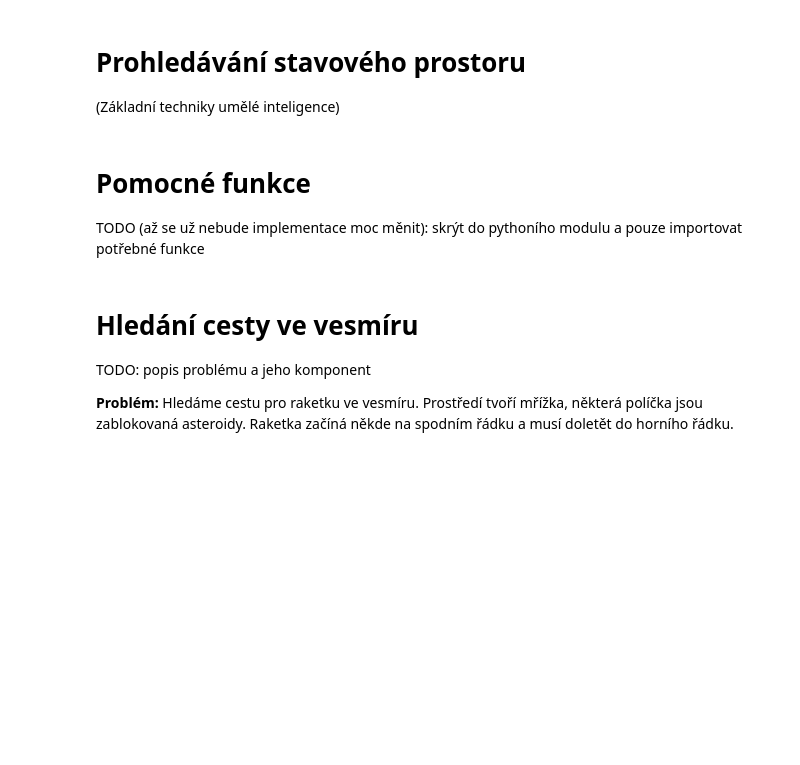
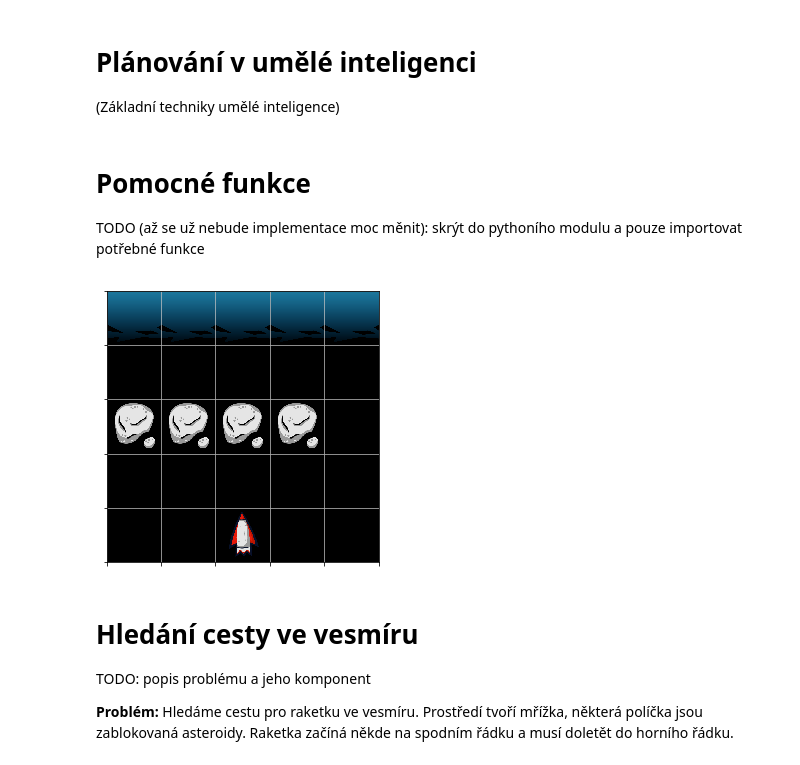
Before and after one commit to effa/ai-search-workshop, a Jupyter notebook: search-solution.ipynb, the cells around one changed output. Saved outputs shown, nothing was run; the diff lists cells and outputs as text; code cells hidden in the pictures; blank space fills up the shorter version.

Commit message:
Generate spaceworlds in matplotlib

```diff
--- a/search-solution.ipynb
+++ b/search-solution.ipynb
@@ -1,5 +1,5 @@
 # %% [markdown]
-# Prohledávání stavového prostoru
+# Plánování v umělé inteligenci
 (Základní techniky umělé inteligence)
 # %% [markdown]
 # Pomocné funkce
@@ -11,7 +9,14 @@ from robomission import SpaceWorld
 # Pomocne funkce a tridy
 # TODO: vyfaktorovat do samostatneho modulu
 from collections import namedtuple, defaultdict, deque
+import matplotlib.pyplot as plt
+
+IMAGES = {
+    name: plt.imread('img/{name}.png'.format(name=name))
+    for name in ['spaceship', 'asteroid', 'background-blue-goal']}
+
 Position = namedtuple('Position', ['row', 'col'])
+
 
 class State:
     def __init__(self, world):
@@ -40,27 +45,25 @@ class State:
             self.wormhole_positions.extend(positions)
             self.wormhole_end[positions[0]] = positions[1]
             self.wormhole_end[positions[1]] = positions[0]
-        # We allow for plans without a spaceship
-        # (used e.g. by show_path)
-        self.world_vis = SpaceWorld()
 
     def is_goal(self):
         return self.spaceship.row == 0
 
     def show(self):
-        # TODO: use jupyter-display
-        # hack to overcome bug with empty fields
-        # and to color first row as blue
-        first_row, rest = str(self).split('\n', 1)
-        first_row = first_row.replace('| ', '|b')
-        # use regex..
-        first_row = first_row.replace('|A', '|bA')
-        first_row = first_row.replace('|W', '|bW')
-        first_row = first_row.replace('|M', '|bM')
-        first_row = first_row.replace('|D', '|bD')
-        rest = rest.replace('| ', '|k')
-        text = first_row + '\n' + rest
-        self.world_vis.set(text)
+        return create_spaceworld_fig(self)
+#         # TODO: use jupyter-display
+#         # hack to overcome bug with empty fields
+#         # and to color first row as blue
+#         first_row, rest = str(self).split('\n', 1)
+#         first_row = first_row.replace('| ', '|b')
+#         # use regex..
+#         first_row = first_row.replace('|A', '|bA')
+#         first_row = first_row.replace('|W', '|bW')
+#         first_row = first_row.replace('|M', '|bM')
+#         first_row = first_row.replace('|D', '|bD')
+#         rest = rest.replace('| ', '|k')
+#         text = first_row + '\n' + rest
+#         self.world_vis.set(text)
 
     def is_wormhole(self, position):
         return position in self.wormhole_positions
@@ -77,6 +80,35 @@ class State:
         text = '\n'.join('|{inside}|'.format(inside='|'.join(row)) for row in fields)
         #text = text.replace(' ', '.')
         return text
+
+
+def create_spaceworld_fig(state):
+    width, height = state.n, state.m
+    fig, ax = plt.subplots(figsize=(width, height))
+    ax.set_xlim(0, width)
+    ax.set_ylim(0, height)
+    ax.grid(True)
+    ax.set_xticks(range(width+1))
+    ax.set_yticks(range(height+1))
+    ax.set_xticklabels([])
+    ax.set_yticklabels([])
+    ax.set_aspect('equal')
+    ax.patch.set_facecolor('black')
+
+    def put_img(name, pos):
+        x = pos.col
+        y = height - pos.row - 1
+        ax.imshow(IMAGES[name], extent=[x, x+1, y, y+1])
+
+    put_img('spaceship', state.spaceship)
+    for x in range(width):
+        ax.imshow(
+            IMAGES['background-blue-goal'],
+            extent=[x, x+1, height-1, height])
+    for pos, field in state.world.items():
+        if field == 'A':
+            put_img('asteroid', pos)
+    return fig
 
 
 def perform(state, action):
@@ -149,33 +181,35 @@ def is_goal(state):
     # methoda state.is_goal() nebo funkce is_goal(state).
     return state.is_goal()
 
 
 state = parse_state(
 '| | | | | |'
 '| | | | | |'
 '|A|A|A|A| |'
 '| | | | | |'
 '| | |S| | |')
 #print(state)
 state.show()
 
 
 # state = parse_state(
 # '| | | | | |'
 # '| | | |W| |'
 # '|A|A|A|A| |'
 # '| | | | | |'
 # '| | |S| |W|')
 # print(state)
 # print(state.wormholes)
 # print(state.wormhole_end)
 
 
 # stav: pozice raketky (row, col)
 # (zbytek sveta je nemenny)
 
 # akce: 'l', 'f', 'r' (left, forward, right)
 #print(perform(perform(perform(state, 'r'), 'r'), 'l'))
+# %% [output]
+[figure, added]
 # %%
 # Tools for debugging
 class Logger:
```
Also changed, not shown: parts of 8 cells of this notebook, 9 other files.
